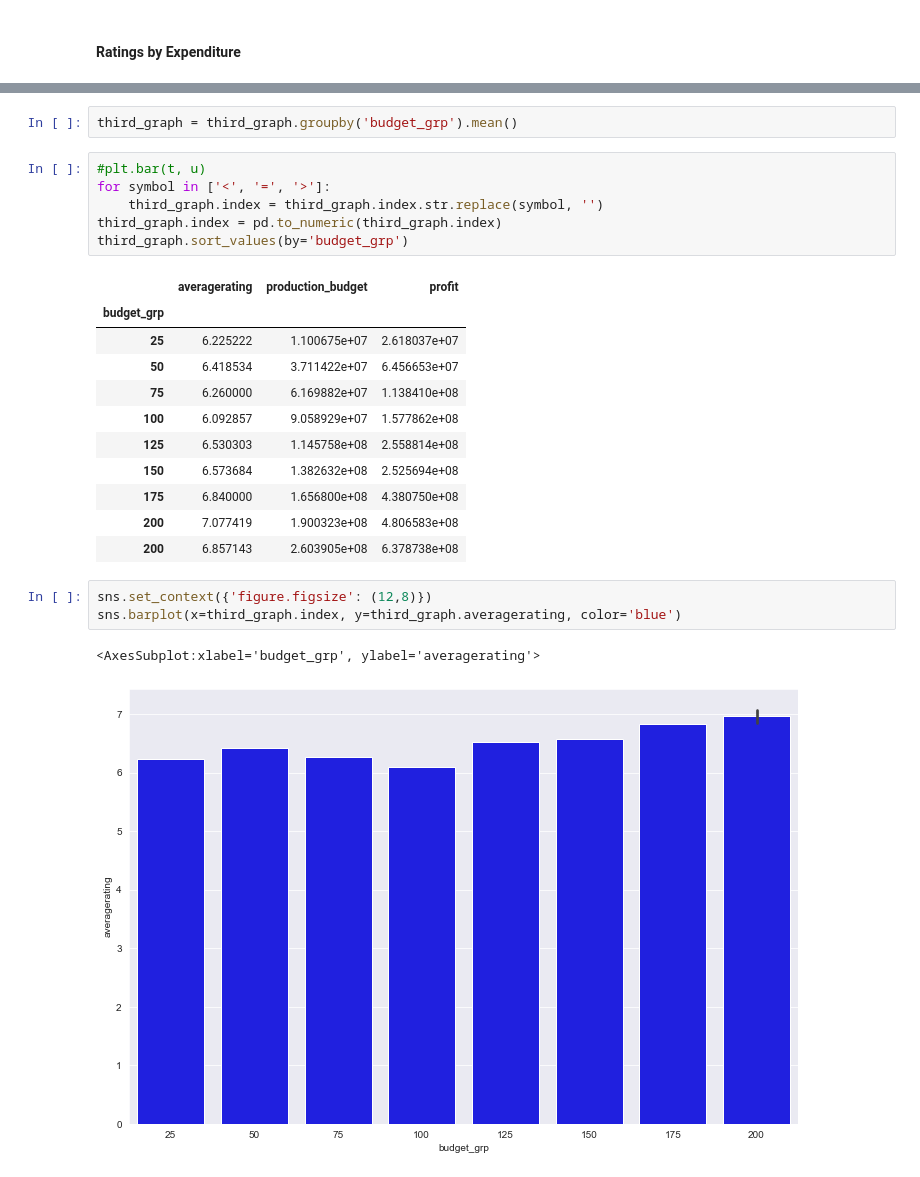
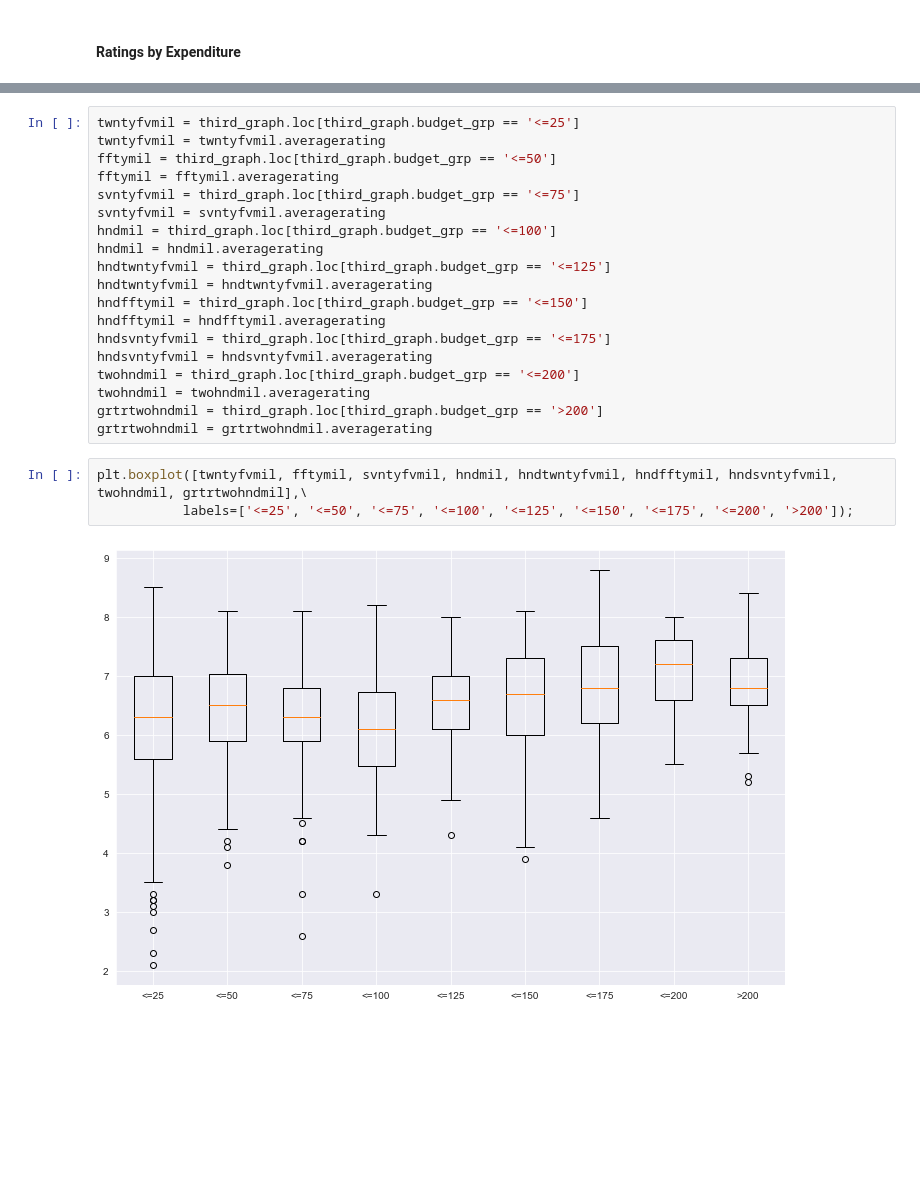
Before and after one commit to Benjamin2817/Microsoft-Movie-Analysis, a Jupyter notebook: Movie Analysis For Microsoft.ipynb, the cells around one changed output, grey strips where cells are left out. Cells and saved outputs as stored; diff of their text form; blank space fills up the shorter version.

```diff
--- a/Movie Analysis For Microsoft.ipynb
+++ b/Movie Analysis For Microsoft.ipynb
@@ -198,26 +153,24 @@ Name: budget_grp, dtype: int64
-# %%
-third_graph = third_graph.groupby('budget_grp').mean()
-# %%
-#plt.bar(t, u)
-for symbol in ['<', '=', '>']:
-    third_graph.index = third_graph.index.str.replace(symbol, '')
-third_graph.index = pd.to_numeric(third_graph.index)
-third_graph.sort_values(by='budget_grp')
-# %% [output]
-|  | averagerating | production_budget | profit |
-| budget_grp |  |  |  |
-| 25 | 6.225222 | 1.100675e+07 | 2.618037e+07 |
-| 50 | 6.418534 | 3.711422e+07 | 6.456653e+07 |
-| 75 | 6.260000 | 6.169882e+07 | 1.138410e+08 |
-| 100 | 6.092857 | 9.058929e+07 | 1.577862e+08 |
-| 125 | 6.530303 | 1.145758e+08 | 2.558814e+08 |
-| 150 | 6.573684 | 1.382632e+08 | 2.525694e+08 |
-| 175 | 6.840000 | 1.656800e+08 | 4.380750e+08 |
-| 200 | 7.077419 | 1.900323e+08 | 4.806583e+08 |
-| 200 | 6.857143 | 2.603905e+08 | 6.378738e+08 |
-# %%
-sns.set_context({'figure.figsize': (12,8)})
-sns.barplot(x=third_graph.index, y=third_graph.averagerating, color='blue')
-# %% [output]
-<AxesSubplot:xlabel='budget_grp', ylabel='averagerating'>
-[figure, removed]
+# %%
+twntyfvmil = third_graph.loc[third_graph.budget_grp == '<=25']
+twntyfvmil = twntyfvmil.averagerating
+fftymil = third_graph.loc[third_graph.budget_grp == '<=50']
+fftymil = fftymil.averagerating
+svntyfvmil = third_graph.loc[third_graph.budget_grp == '<=75']
+svntyfvmil = svntyfvmil.averagerating
+hndmil = third_graph.loc[third_graph.budget_grp == '<=100']
+hndmil = hndmil.averagerating
+hndtwntyfvmil = third_graph.loc[third_graph.budget_grp == '<=125']
+hndtwntyfvmil = hndtwntyfvmil.averagerating
+hndfftymil = third_graph.loc[third_graph.budget_grp == '<=150']
+hndfftymil = hndfftymil.averagerating
+hndsvntyfvmil = third_graph.loc[third_graph.budget_grp == '<=175']
+hndsvntyfvmil = hndsvntyfvmil.averagerating
+twohndmil = third_graph.loc[third_graph.budget_grp == '<=200']
+twohndmil = twohndmil.averagerating
+grtrtwohndmil = third_graph.loc[third_graph.budget_grp == '>200']
+grtrtwohndmil = grtrtwohndmil.averagerating
+# %%
+plt.boxplot([twntyfvmil, fftymil, svntyfvmil, hndmil, hndtwntyfvmil, hndfftymil, hndsvntyfvmil, twohndmil, grtrtwohndmil],\
+           labels=['<=25', '<=50', '<=75', '<=100', '<=125', '<=150', '<=175', '<=200', '>200']);
+# %% [output]
+[figure, added]
```
Also changed, not shown: parts of 7 cells of this notebook.
